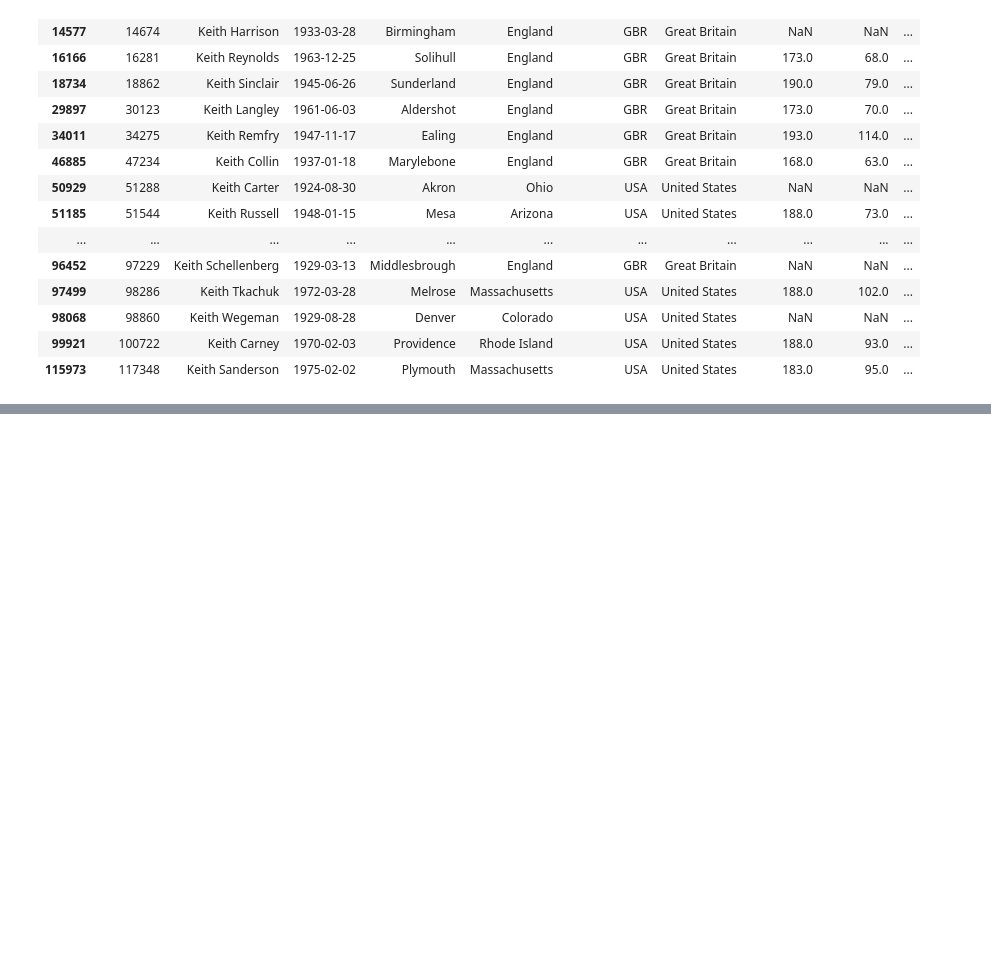
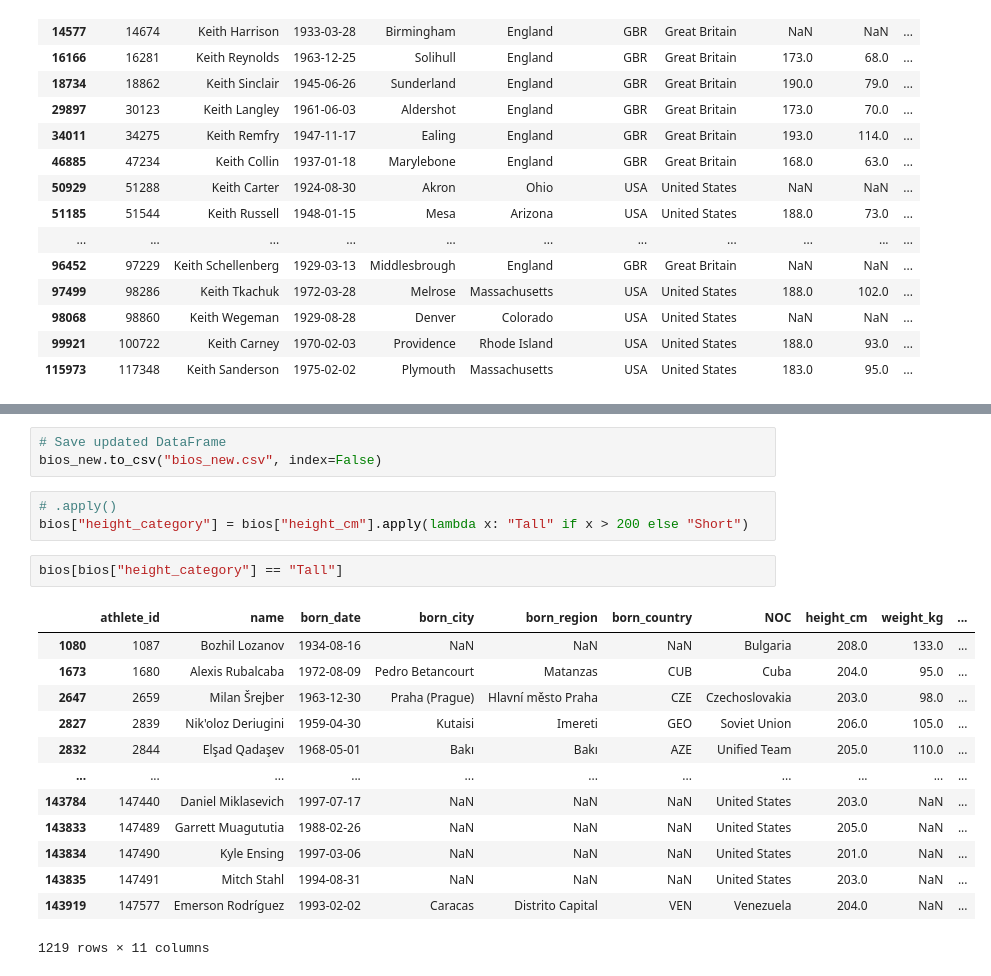
Before and after one commit to Anjasfedo/data-analysis, a Jupyter notebook: Pandas.ipynb, the cells around one changed output, grey strips where cells are left out. Cells and saved outputs as stored; diff of their text form; blank space fills up the shorter version.

```diff
--- a/Pandas.ipynb
+++ b/Pandas.ipynb
@@ -519,0 +890,22 @@ bios.query("born_country in ('USA', 'FRA', 'GBR') and name.str.startswith('Keith
+# %%
+# Save updated DataFrame
+bios_new.to_csv("bios_new.csv", index=False)
+# %%
+# .apply()
+bios["height_category"] = bios["height_cm"].apply(lambda x: "Tall" if x > 200 else "Short")
+# %%
+bios[bios["height_category"] == "Tall"]
+# %% [output]
+|  | athlete_id | name | born_date | born_city | born_region | born_country | NOC | height_cm | weight_kg | ... |
+| 1080 | 1087 | Bozhil Lozanov | 1934-08-16 | NaN | NaN | NaN | Bulgaria | 208.0 | 133.0 | ... |
+| 1673 | 1680 | Alexis Rubalcaba | 1972-08-09 | Pedro Betancourt | Matanzas | CUB | Cuba | 204.0 | 95.0 | ... |
+| 2647 | 2659 | Milan Šrejber | 1963-12-30 | Praha (Prague) | Hlavní město Praha | CZE | Czechoslovakia | 203.0 | 98.0 | ... |
+| 2827 | 2839 | Nik'oloz Deriugini | 1959-04-30 | Kutaisi | Imereti | GEO | Soviet Union | 206.0 | 105.0 | ... |
+| 2832 | 2844 | Elşad Qadaşev | 1968-05-01 | Bakı | Bakı | AZE | Unified Team | 205.0 | 110.0 | ... |
+| ... | ... | ... | ... | ... | ... | ... | ... | ... | ... | ... |
+| 143784 | 147440 | Daniel Miklasevich | 1997-07-17 | NaN | NaN | NaN | United States | 203.0 | NaN | ... |
+| 143833 | 147489 | Garrett Muagututia | 1988-02-26 | NaN | NaN | NaN | United States | 205.0 | NaN | ... |
+| 143834 | 147490 | Kyle Ensing | 1997-03-06 | NaN | NaN | NaN | United States | 201.0 | NaN | ... |
+| 143835 | 147491 | Mitch Stahl | 1994-08-31 | NaN | NaN | NaN | United States | 203.0 | NaN | ... |
+| 143919 | 147577 | Emerson Rodríguez | 1993-02-02 | Caracas | Distrito Capital | VEN | Venezuela | 204.0 | NaN | ... |
+1219 rows × 11 columns
```
Also changed, not shown: parts of 28 cells of this notebook.
